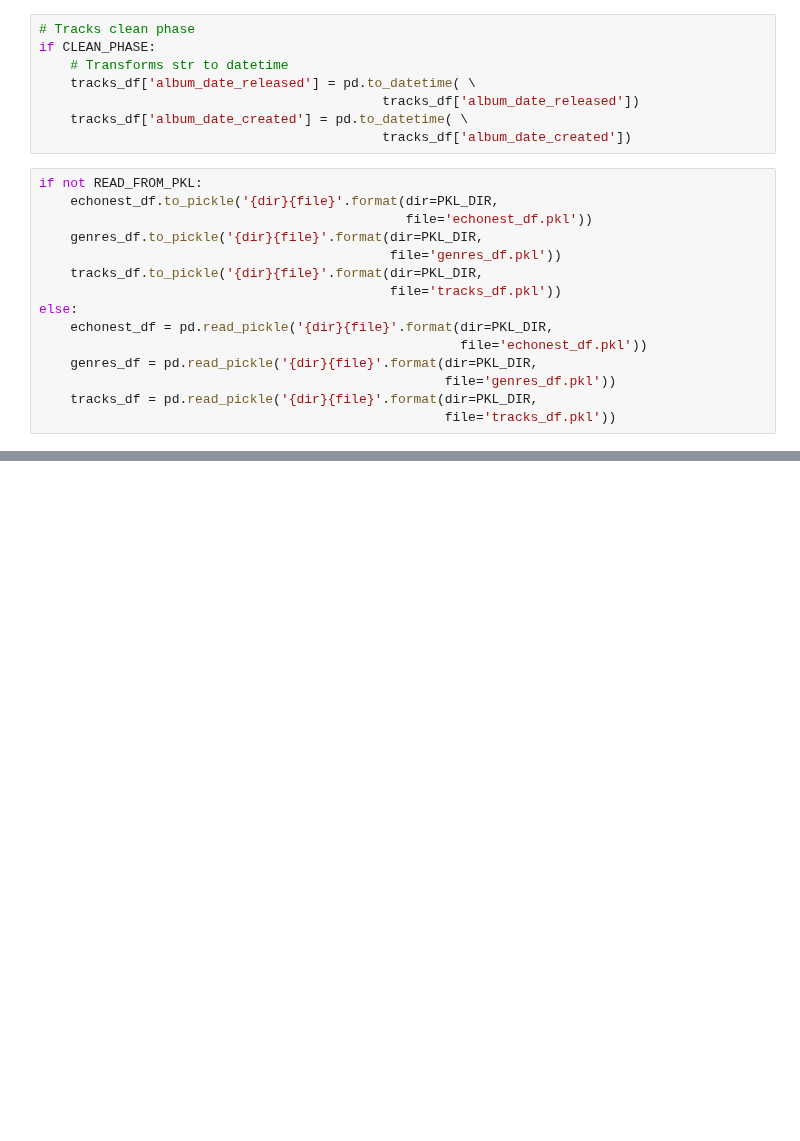
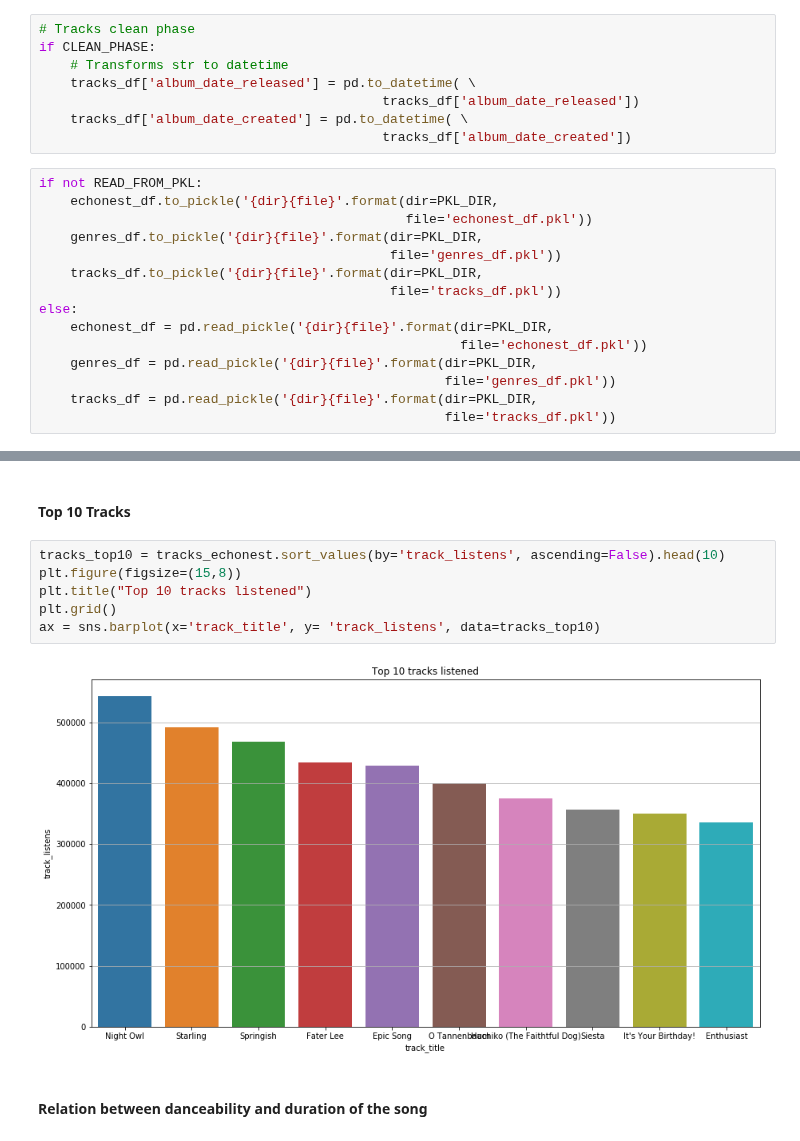
Before and after one commit to AndresMontero/Project, a Jupyter notebook: songs.ipynb, the cells around one changed output, grey strips where cells are left out. Saved outputs shown, nothing was run; the diff lists cells and outputs as text; blank space fills up the shorter version.

```diff
--- a/songs.ipynb
+++ b/songs.ipynb
@@ -134,0 +225,12 @@ tracks_df.head()
+# %% [markdown]
+#### Top 10 Tracks
+# %%
+tracks_top10 = tracks_echonest.sort_values(by='track_listens', ascending=False).head(10)
+plt.figure(figsize=(15,8))
+plt.title("Top 10 tracks listened")
+plt.grid()
+ax = sns.barplot(x='track_title', y= 'track_listens', data=tracks_top10)
+# %% [output]
+[figure, added]
+# %% [markdown]
+#### Relation between danceability and duration of the song
```
Also changed, not shown: parts of 20 cells of this notebook.
